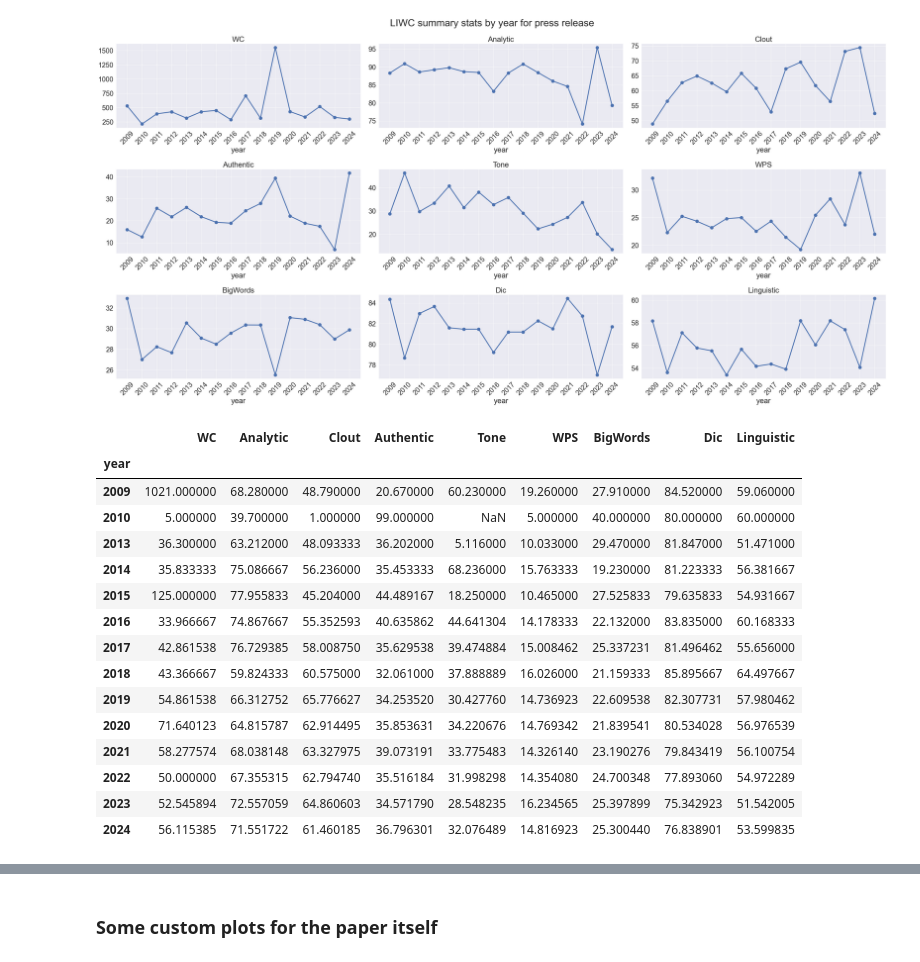
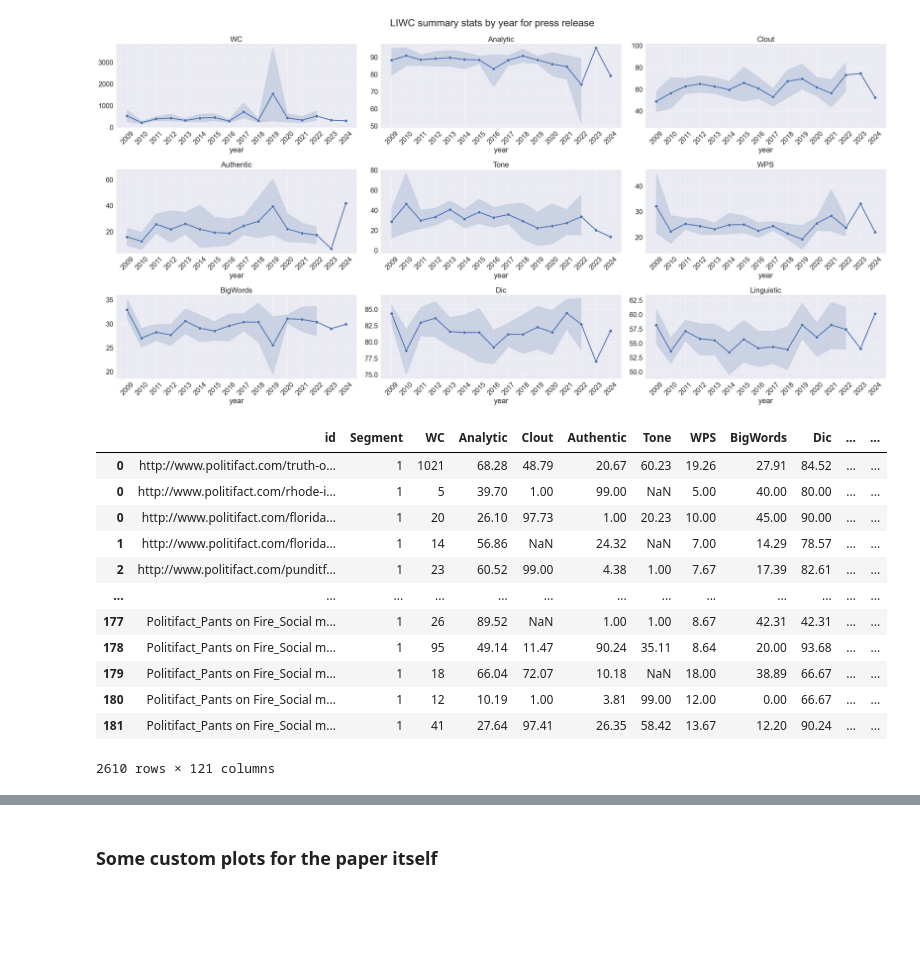
Before and after one commit to sfu-discourse-lab/fake_news_over_time, a Jupyter notebook: liwc_trendlines.ipynb, the cells around one changed output, grey strips where cells are left out. Cells and saved outputs as stored; diff of their text form; code cells hidden in the pictures; blank space fills up the shorter version.

```diff
--- a/liwc_trendlines.ipynb
+++ b/liwc_trendlines.ipynb
@@ -30,21 +25,25 @@ def save_summary_plots(df: pd.DataFrame, graph_title: str, save_path: str):
     # These axes represent each subplot.
     axes_flat: list[Axes] = axes.flatten()
 
-    for i, col in enumerate(df.columns):
+    for i, col in enumerate(summary_cols):
         ax = axes_flat[i]
+
+        plot_df = df.dropna(subset=["year", col])
 
         # Years on the x-axis
         # Summary stat on the y-axis
         # Dot markers for each point
         # Line width 3
         # Marker size 10
-        ax.plot(df.index, df[col], marker="o", lw=3, markersize=10)
+        sns.lineplot(x="year", y=col, data=plot_df, ax=ax, marker="o", linewidth=3, markersize=10)
 
         ax.set_title(col)
 
         ax.set_xlabel("year")
         ax.set_xticks(range(2009, 2025))
         ax.tick_params(axis="x", rotation=45)
+
+        ax.set_ylabel("")
 
         ax.grid(True)
 
@@ -120,6 +93,4 @@ save_summary_plots(
 # %%
-press_release_summary_df = get_summary_df(
-    get_full_df("./output/press_release/liwc_press_release.xlsx")
-)
-press_release_summary_df
+press_release_df = get_full_df("./output/press_release/liwc_press_release.xlsx")
+press_release_df.head()
 # %% [output]
@@ -144,32 +104,27 @@ press_release_summary_df
 # %%
 save_summary_plots(
-    press_release_summary_df,
+    press_release_df,
     save_path="./visualization/LIWC/summary_press_release.png",
     graph_title="LIWC summary stats by year for press release"
 )
 # %% [output]
-[figure, old version]
+[figure, new version]
 # %%
-social_media_summary_df = get_summary_df(
-    get_full_df("./output/social_media/liwc_social_media.xlsx")
-)
-social_media_summary_df
+social_media_df = get_full_df("./output/social_media/liwc_social_media.xlsx")
+social_media_df
 # %% [output]
-|  | WC | Analytic | Clout | Authentic | Tone | WPS | BigWords | Dic | Linguistic |
-| year |  |  |  |  |  |  |  |  |  |
-| 2009 | 1021.000000 | 68.280000 | 48.790000 | 20.670000 | 60.230000 | 19.260000 | 27.910000 | 84.520000 | 59.060000 |
-| 2010 | 5.000000 | 39.700000 | 1.000000 | 99.000000 | NaN | 5.000000 | 40.000000 | 80.000000 | 60.000000 |
-| 2013 | 36.300000 | 63.212000 | 48.093333 | 36.202000 | 5.116000 | 10.033000 | 29.470000 | 81.847000 | 51.471000 |
-| 2014 | 35.833333 | 75.086667 | 56.236000 | 35.453333 | 68.236000 | 15.763333 | 19.230000 | 81.223333 | 56.381667 |
-| 2015 | 125.000000 | 77.955833 | 45.204000 | 44.489167 | 18.250000 | 10.465000 | 27.525833 | 79.635833 | 54.931667 |
-| 2016 | 33.966667 | 74.867667 | 55.352593 | 40.635862 | 44.641304 | 14.178333 | 22.132000 | 83.835000 | 60.168333 |
-| 2017 | 42.861538 | 76.729385 | 58.008750 | 35.629538 | 39.474884 | 15.008462 | 25.337231 | 81.496462 | 55.656000 |
-| 2018 | 43.366667 | 59.824333 | 60.575000 | 32.061000 | 37.888889 | 16.026000 | 21.159333 | 85.895667 | 64.497667 |
-| 2019 | 54.861538 | 66.312752 | 65.776627 | 34.253520 | 30.427760 | 14.736923 | 22.609538 | 82.307731 | 57.980462 |
-| 2020 | 71.640123 | 64.815787 | 62.914495 | 35.853631 | 34.220676 | 14.769342 | 21.839541 | 80.534028 | 56.976539 |
-| 2021 | 58.277574 | 68.038148 | 63.327975 | 39.073191 | 33.775483 | 14.326140 | 23.190276 | 79.843419 | 56.100754 |
-| 2022 | 50.000000 | 67.355315 | 62.794740 | 35.516184 | 31.998298 | 14.354080 | 24.700348 | 77.893060 | 54.972289 |
-| 2023 | 52.545894 | 72.557059 | 64.860603 | 34.571790 | 28.548235 | 16.234565 | 25.397899 | 75.342923 | 51.542005 |
-| 2024 | 56.115385 | 71.551722 | 61.460185 | 36.796301 | 32.076489 | 14.816923 | 25.300440 | 76.838901 | 53.599835 |
+|  | id | Segment | WC | Analytic | Clout | Authentic | Tone | WPS | BigWords | Dic | ... | ... |
+| 0 | http://www.politifact.com/truth-o... | 1 | 1021 | 68.28 | 48.79 | 20.67 | 60.23 | 19.26 | 27.91 | 84.52 | ... | ... |
+| 0 | http://www.politifact.com/rhode-i... | 1 | 5 | 39.70 | 1.00 | 99.00 | NaN | 5.00 | 40.00 | 80.00 | ... | ... |
+| 0 | http://www.politifact.com/florida... | 1 | 20 | 26.10 | 97.73 | 1.00 | 20.23 | 10.00 | 45.00 | 90.00 | ... | ... |
+| 1 | http://www.politifact.com/florida... | 1 | 14 | 56.86 | NaN | 24.32 | NaN | 7.00 | 14.29 | 78.57 | ... | ... |
+| 2 | http://www.politifact.com/punditf... | 1 | 23 | 60.52 | 99.00 | 4.38 | 1.00 | 7.67 | 17.39 | 82.61 | ... | ... |
+| ... | ... | ... | ... | ... | ... | ... | ... | ... | ... | ... | ... | ... |
+| 177 | Politifact_Pants on Fire_Social m... | 1 | 26 | 89.52 | NaN | 1.00 | 1.00 | 8.67 | 42.31 | 42.31 | ... | ... |
+| 178 | Politifact_Pants on Fire_Social m... | 1 | 95 | 49.14 | 11.47 | 90.24 | 35.11 | 8.64 | 20.00 | 93.68 | ... | ... |
+| 179 | Politifact_Pants on Fire_Social m... | 1 | 18 | 66.04 | 72.07 | 10.18 | NaN | 18.00 | 38.89 | 66.67 | ... | ... |
+| 180 | Politifact_Pants on Fire_Social m... | 1 | 12 | 10.19 | 1.00 | 3.81 | 99.00 | 12.00 | 0.00 | 66.67 | ... | ... |
+| 181 | Politifact_Pants on Fire_Social m... | 1 | 41 | 27.64 | 97.41 | 26.35 | 58.42 | 13.67 | 12.20 | 90.24 | ... | ... |
+2610 rows × 121 columns
 # %%
 save_summary_plots(
```
Also changed, not shown: parts of 10 cells of this notebook, 7 other files.
